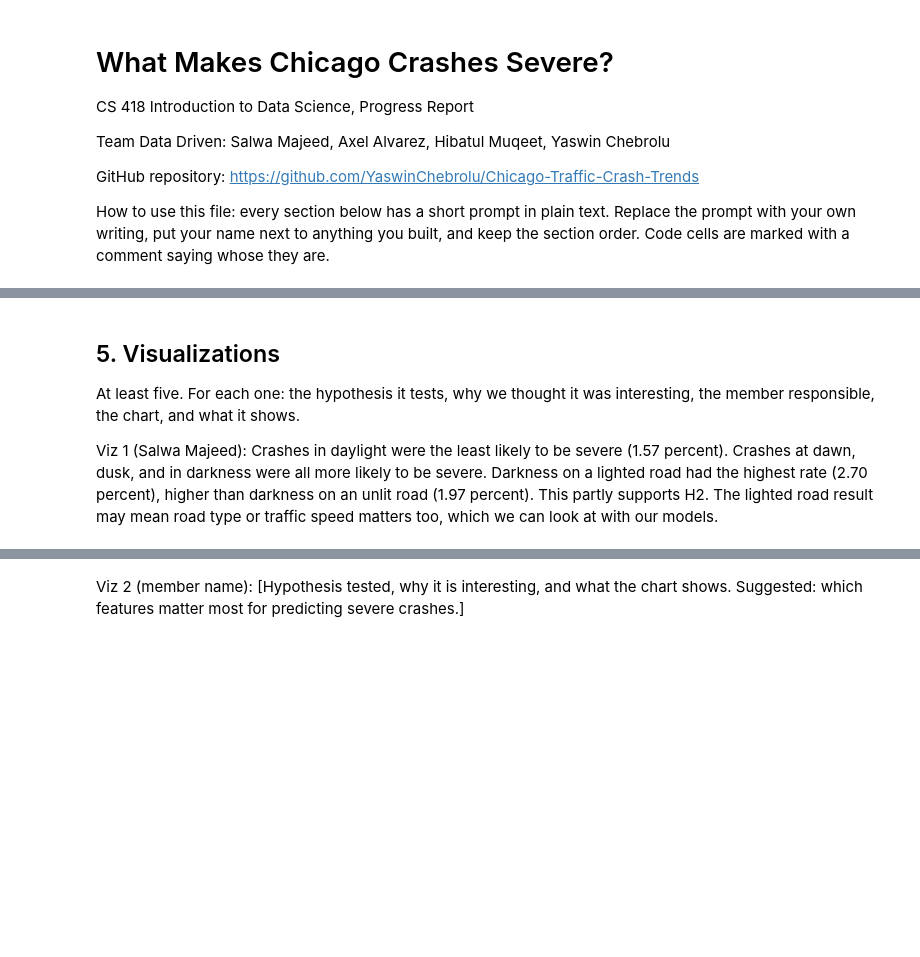
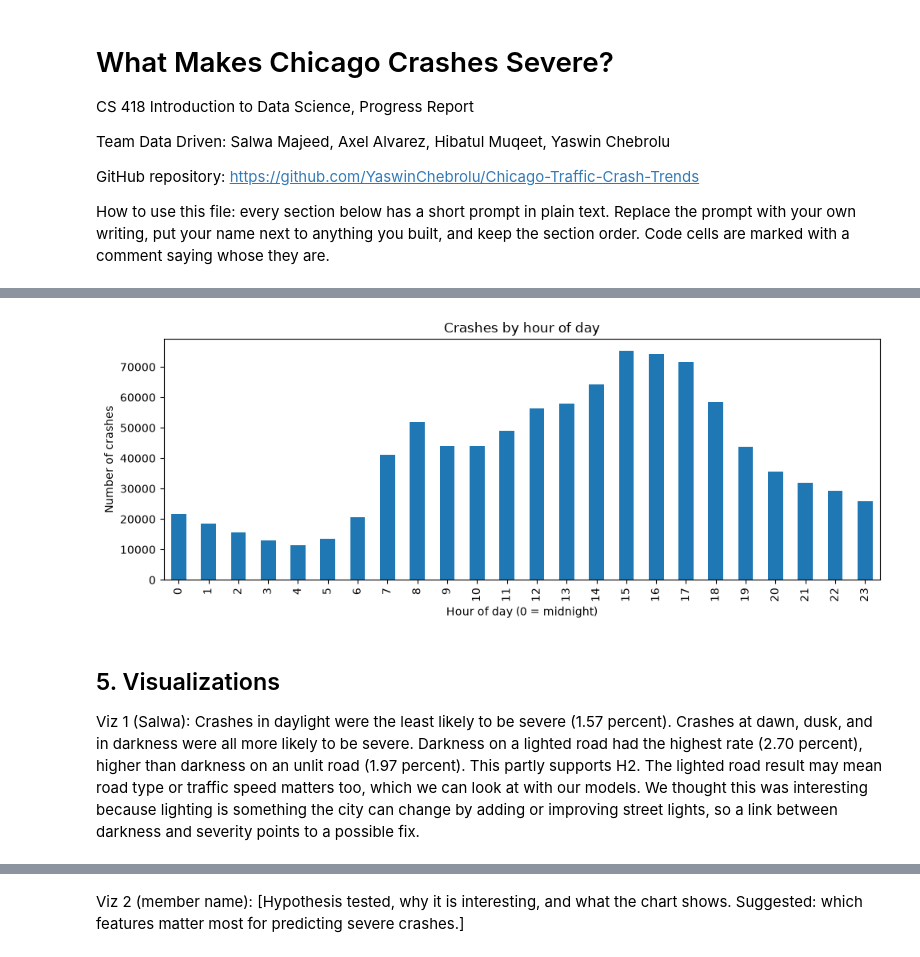
Before and after one commit to YaswinChebrolu/Chicago-Traffic-Crash-Trends, a Jupyter notebook: progress_report.ipynb, the cells around one changed output, grey strips where cells are left out. Saved outputs shown, nothing was run; the diff lists cells and outputs as text; code cells hidden in the pictures; blank space fills up the shorter version.

Commit message:
Salwa's changes on report

```diff
--- a/progress_report.ipynb
+++ b/progress_report.ipynb
@@ -23,11 +34,0 @@ print(df.shape)
-# %%
-import pandas as pd
-import numpy as np
-import matplotlib.pyplot as plt
-from scipy.stats import chi2_contingency
-
-# This notebook lives in the notebooks folder, so the data path goes up one level.
-# Download cleaned_crashes.csv.gz from the team Drive link and put it in the data folder.
-df = pd.read_csv("../data/cleaned_crashes.csv.gz", parse_dates=["crash_date"], low_memory=False)
-print(df.shape)
-df.head()
@@ -115,11 +163,19 @@ for col in ["lighting_condition", "posted_speed_limit", "weather_condition"]:
+# %%
+# EDA chart (Salwa): crashes by hour of day
+counts = df["crash_hour"].value_counts().sort_index()
+ax = counts.plot(kind="bar", figsize=(10, 4))
+ax.set_xlabel("Hour of day (0 = midnight)")
+ax.set_ylabel("Number of crashes")
+ax.set_title("Crashes by hour of day")
+plt.tight_layout()
+plt.show()
+# %% [output]
+[figure, added]
 # %%
 # Other exploration charts go here (add the owner's name in a comment)
 # %% [markdown]
 ## 5. Visualizations
-
-At least five. For each one: the hypothesis it tests, why we thought it was interesting, the member responsible, the chart, and what it shows.
-
-Viz 1 (Salwa Majeed): Crashes in daylight were the least likely to be severe (1.57 percent). Crashes at dawn, dusk, and in darkness were all more likely to be severe. Darkness on a lighted road had the highest rate (2.70 percent), higher than darkness on an unlit road (1.97 percent). This partly supports H2. The lighted road result may mean road type or traffic speed matters too, which we can look at with our models.
+Viz 1 (Salwa): Crashes in daylight were the least likely to be severe (1.57 percent). Crashes at dawn, dusk, and in darkness were all more likely to be severe. Darkness on a lighted road had the highest rate (2.70 percent), higher than darkness on an unlit road (1.97 percent). This partly supports H2. The lighted road result may mean road type or traffic speed matters too, which we can look at with our models. We thought this was interesting because lighting is something the city can change by adding or improving street lights, so a link between darkness and severity points to a possible fix.
 # %%
 # Viz 1 (Salwa)
 stats = df.groupby("lighting_condition")["severe"].agg(["mean", "count"])
```
Also changed, not shown: parts of 22 cells of this notebook.
